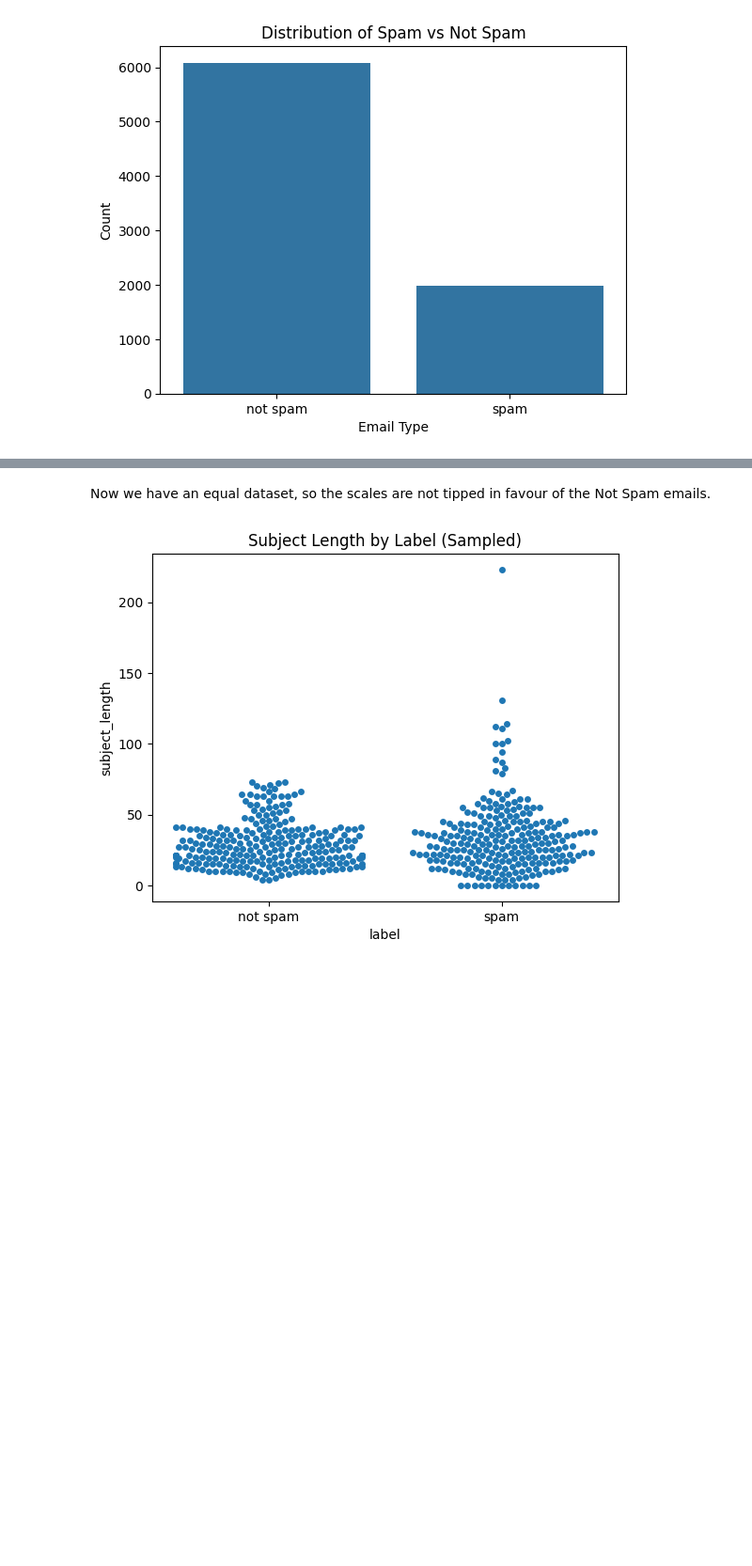
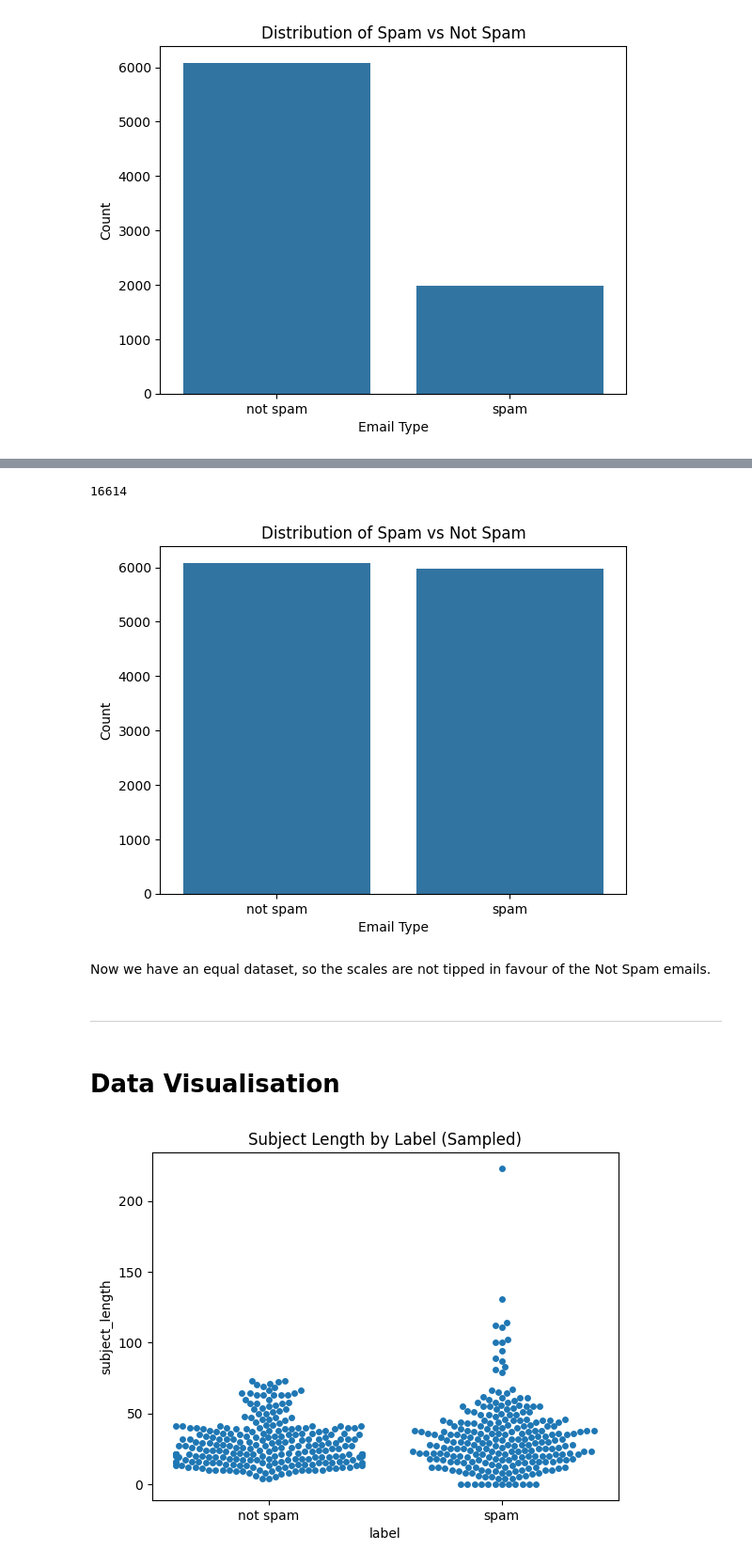
Before and after one commit to KaloyanRakov/Spam-Email-Classifier, a Jupyter notebook: Notebooks/SpamShield.ipynb, the cells around one changed output, grey strips where cells are left out. Shown at 94% size. Drawn from its saved outputs; the diff is of its cells as text; code cells hidden in the pictures; blank space fills up the shorter version.

Commit message:
Dataset Fixed

```diff
--- a/Notebooks/SpamShield.ipynb
+++ b/Notebooks/SpamShield.ipynb
@@ -256,0 +230,4 @@ plt.show()
+# %%
+import pandas as pd
+df3 = pd.read_csv("../Datasets/enron_spam_data/enron_spam_data.csv")
+df3.head(15)
@@ -256,0 +271,7 @@ plt.show()
+# %%
+spam_only_df = df3[df3['Spam/Ham'].str.lower() == 'spam']
+spam_only_df = spam_only_df.dropna(subset=['Subject', 'Message'])
+spam_only_df = spam_only_df[['Subject', 'Message', 'Spam/Ham']]
+spam_only_df = spam_only_df.rename(columns={'Spam/Ham': 'label'})
+spam_only_df = spam_only_df.reset_index(drop=True)
+spam_only_df.head(15)
@@ -257,5 +295,32 @@ plt.show()
+# %%
+print(len(spam_only_df))
+# %% [output]
+16614
+# %%
+# 1. Randomly sample 4000 spam emails
+sampled_spam = spam_only_df.sample(n=4000, random_state=42)
+combined_df = pd.read_csv("../Datasets/combined_email_dataset.csv")
+
+combined_df = pd.concat([combined_df, sampled_spam], ignore_index=True)
+
+combined_df = combined_df.sample(frac=1, random_state=42).reset_index(drop=True)
+# %%
+import seaborn as sns
+import matplotlib.pyplot as plt
+
+sns.countplot(data=combined_df, x='label')
+plt.title("Distribution of Spam vs Not Spam")
+plt.xlabel("Email Type")
+plt.ylabel("Count")
+plt.show()
+# %% [output]
+[figure, added]
 # %% [markdown]
 Now we have an equal dataset, so the scales are not tipped in favour of the Not Spam emails.
+# %% [markdown]
+----------------------
+# %% [markdown]
+# Data Visualisation
 # %%
 # Subject Length
 sns.swarmplot(data=balanced_df.sample(500), x='label', y='subject_length')
```
Also changed, not shown: parts of 7 cells of this notebook, 2 other files.
